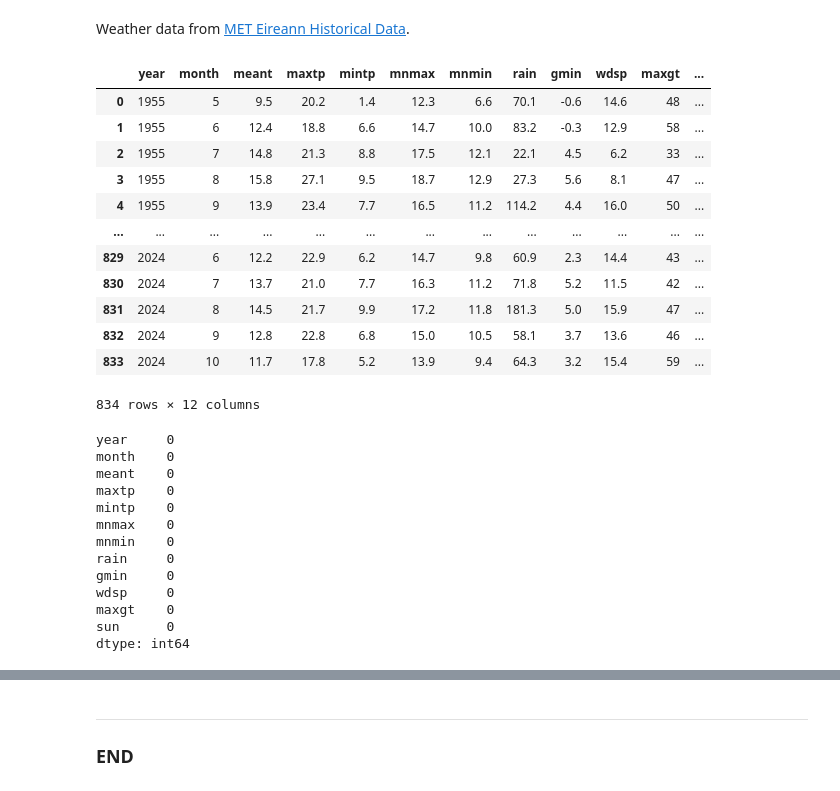
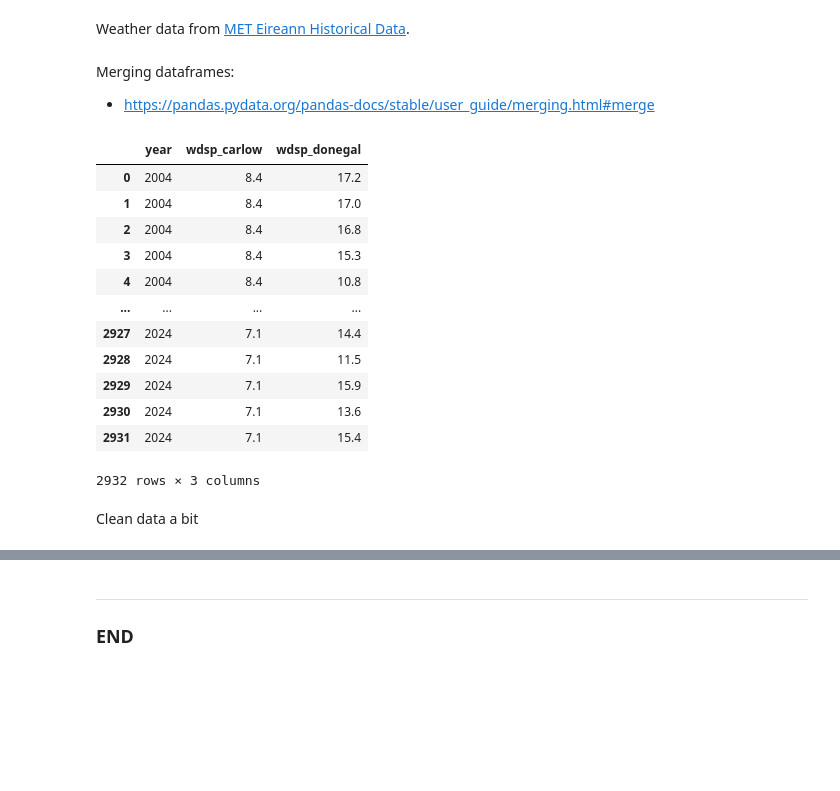
Before and after one commit to holmstead/PFDA, a Jupyter notebook: project/windspeed.ipynb, the cells around one changed output, grey strips where cells are left out. Drawn from its saved outputs; the diff is of its cells as text; code cells hidden in the pictures; blank space fills up the shorter version.

Commit message:
merge two location datasets

```diff
--- a/project/windspeed.ipynb
+++ b/project/windspeed.ipynb
@@ -20,37 +21,43 @@ import sklearn
+# %%
+# data sources
+carlow_data_url = "https://cli.fusio.net/cli/climate_data/webdata/mly375.csv"
+donegal_data_url = "https://cli.fusio.net/cli/climate_data/webdata/mly1575.csv"
 # %%
-# load the data from the url into a DataFrame
-df = pd.read_csv("data/mly1575/mly1575.csv", skiprows=18, low_memory=False)
+# load the data from the urls into DataFrames
+carlow_df = pd.read_csv(carlow_data_url, skiprows=18, low_memory=False)
+donegal_df = pd.read_csv(donegal_data_url, skiprows=18, low_memory=False)
+# %%
+# extract windspeed and year columns
+carlow_selected = carlow_df[['year', 'wdsp']].copy()
+# rename wdsp in new column called 'wdsp_carlow'
+carlow_selected.rename(columns={'wdsp': 'wdsp_carlow'}, inplace=True)
+
+donegal_selected = donegal_df[['year', 'wdsp']].copy()
+donegal_selected.rename(columns={'wdsp': 'wdsp_donegal'}, inplace=True)
+# %% [markdown]
+Merging dataframes:
+
+- https://pandas.pydata.org/pandas-docs/stable/user_guide/merging.html#merge
+# %%
+# merge the datasets on year column
+combined_df = pd.merge(carlow_selected, donegal_selected, on='year')
 # %%
+df=combined_df
 # print truncated version of dataframe
-df
+combined_df
 # %% [output]
-|  | year | month | meant | maxtp | mintp | mnmax | mnmin | rain | gmin | wdsp | maxgt | ... |
-| 0 | 1955 | 5 | 9.5 | 20.2 | 1.4 | 12.3 | 6.6 | 70.1 | -0.6 | 14.6 | 48 | ... |
-| 1 | 1955 | 6 | 12.4 | 18.8 | 6.6 | 14.7 | 10.0 | 83.2 | -0.3 | 12.9 | 58 | ... |
-| 2 | 1955 | 7 | 14.8 | 21.3 | 8.8 | 17.5 | 12.1 | 22.1 | 4.5 | 6.2 | 33 | ... |
-| 3 | 1955 | 8 | 15.8 | 27.1 | 9.5 | 18.7 | 12.9 | 27.3 | 5.6 | 8.1 | 47 | ... |
-| 4 | 1955 | 9 | 13.9 | 23.4 | 7.7 | 16.5 | 11.2 | 114.2 | 4.4 | 16.0 | 50 | ... |
-| ... | ... | ... | ... | ... | ... | ... | ... | ... | ... | ... | ... | ... |
-| 829 | 2024 | 6 | 12.2 | 22.9 | 6.2 | 14.7 | 9.8 | 60.9 | 2.3 | 14.4 | 43 | ... |
-| 830 | 2024 | 7 | 13.7 | 21.0 | 7.7 | 16.3 | 11.2 | 71.8 | 5.2 | 11.5 | 42 | ... |
-| 831 | 2024 | 8 | 14.5 | 21.7 | 9.9 | 17.2 | 11.8 | 181.3 | 5.0 | 15.9 | 47 | ... |
-| 832 | 2024 | 9 | 12.8 | 22.8 | 6.8 | 15.0 | 10.5 | 58.1 | 3.7 | 13.6 | 46 | ... |
-| 833 | 2024 | 10 | 11.7 | 17.8 | 5.2 | 13.9 | 9.4 | 64.3 | 3.2 | 15.4 | 59 | ... |
+|  | year | wdsp_carlow | wdsp_donegal |
+| 0 | 2004 | 8.4 | 17.2 |
+| 1 | 2004 | 8.4 | 17.0 |
+| 2 | 2004 | 8.4 | 16.8 |
+| 3 | 2004 | 8.4 | 15.3 |
+| 4 | 2004 | 8.4 | 10.8 |
+| ... | ... | ... | ... |
+| 2927 | 2024 | 7.1 | 14.4 |
+| 2928 | 2024 | 7.1 | 11.5 |
+| 2929 | 2024 | 7.1 | 15.9 |
+| 2930 | 2024 | 7.1 | 13.6 |
+| 2931 | 2024 | 7.1 | 15.4 |
-834 rows × 12 columns
+2932 rows × 3 columns
-# %%
-# Check for missing values
-df.isnull().sum()
-# %% [output]
-year     0
-month    0
-meant    0
-maxtp    0
-mintp    0
-mnmax    0
-mnmin    0
-rain     0
-gmin     0
-wdsp     0
-maxgt    0
-sun      0
-dtype: int64
+# %% [markdown]
+Clean data a bit
```
Also changed, not shown: parts of 12 cells of this notebook.
